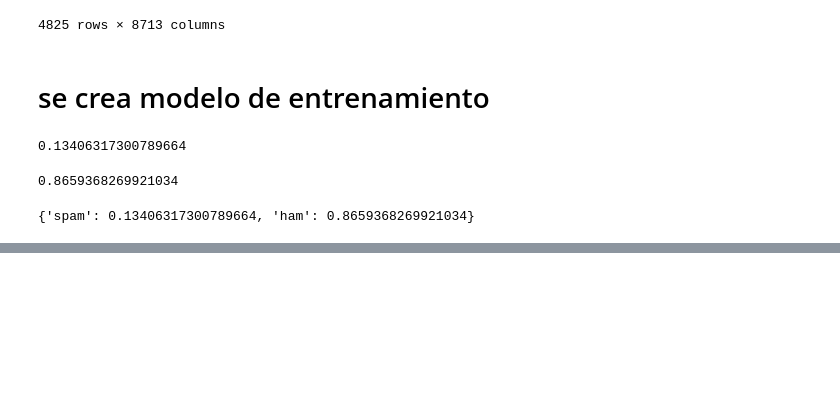
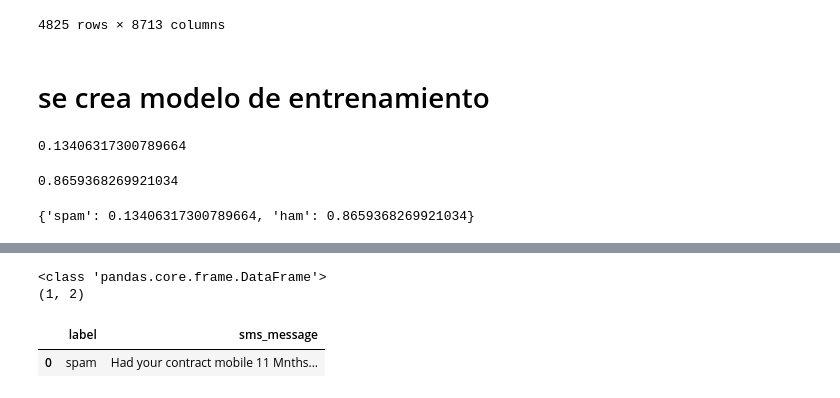
Before and after one commit to afelipe00/Programas_python, a Jupyter notebook: Procesamiento de lenguaje/Naive balles/naive_balles.ipynb, the cells around one changed output, grey strips where cells are left out. Cells and saved outputs as stored; diff of their text form; code cells hidden in the pictures; blank space fills up the shorter version.

```diff
--- a/Procesamiento de lenguaje/Naive balles/naive_balles.ipynb
+++ b/Procesamiento de lenguaje/Naive balles/naive_balles.ipynb
@@ -155,0 +195,13 @@ KeyboardInterrupt:
+# %%
+mail = pd.read_table('Testing',
+sep = '\t',
+header = None,
+names = ['label', 'sms_message'])
+print(type(mail)) # se imprime el tipo
+print(mail.shape) #su forma (filas, columnas)
+mail.head() #head por defecto imprime las primeras 5 filas
+# %% [output]
+<class 'pandas.core.frame.DataFrame'>
+(1, 2)
+|  | label | sms_message |
+| 0 | spam | Had your contract mobile 11 Mnths... |
```
Also changed, not shown: parts of 5 cells of this notebook, 1 other file.
